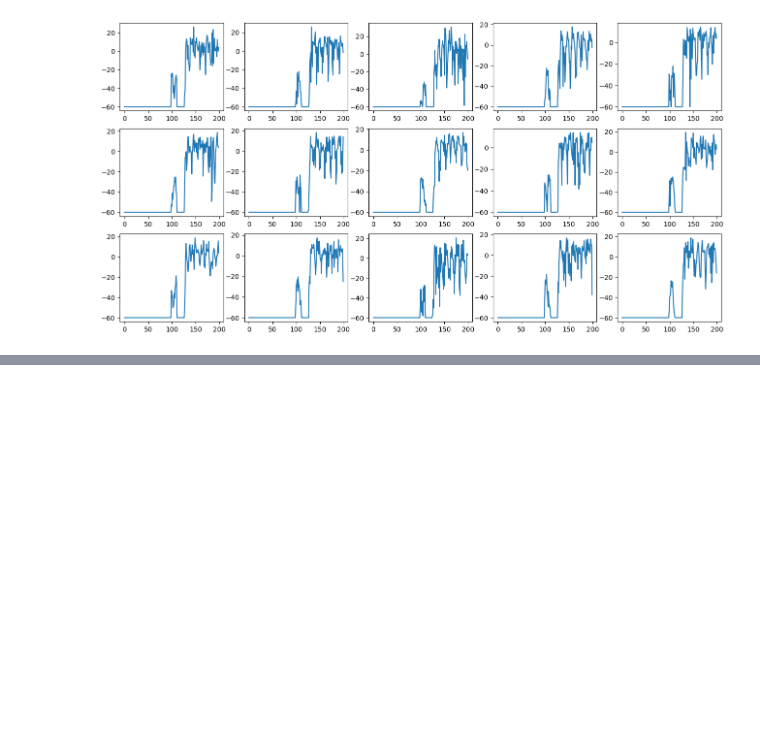
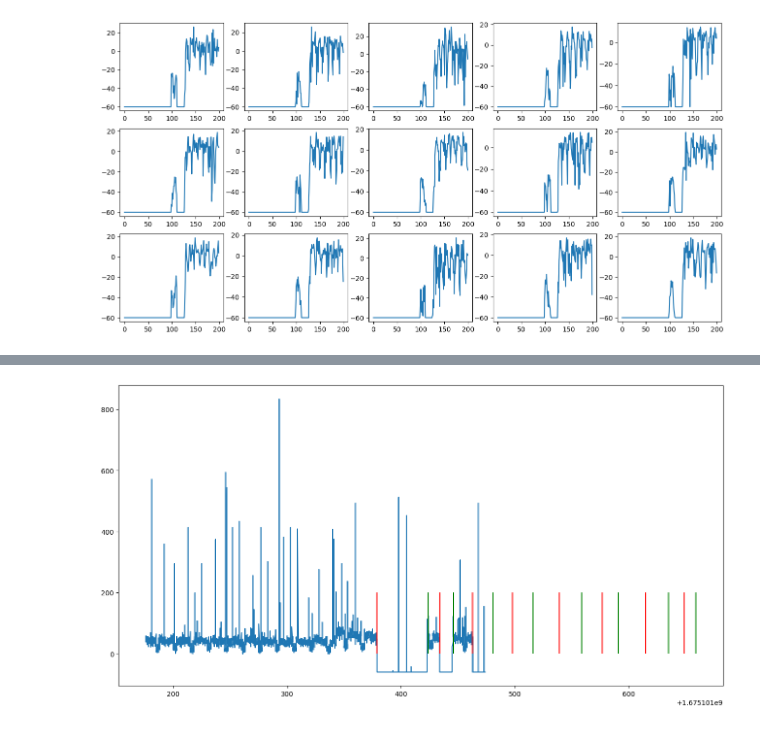
Before and after one commit to fabfarm/ai_energy_monitor, a Jupyter notebook: scripts/EDA.ipynb, the cells around one changed output, grey strips where cells are left out. Cells and saved outputs as stored; diff of their text form; code cells hidden in the pictures; blank space fills up the shorter version.

```diff
--- a/scripts/EDA.ipynb
+++ b/scripts/EDA.ipynb
@@ -49,0 +145,8 @@ plt.show()
+# %%
+plt.gcf().set_size_inches(16, 8)
+plt.plot([e[0] for e in data], [e[1] for e in data])
+plt.vlines([e[0] for e in events if e[1] == "li"], 0, 200, colors="g")
+plt.vlines([e[0] for e in events if e[1] == "lo"], 0, 200, colors="r")
+plt.show()
+# %% [output]
+[figure, added]
```
Also changed, not shown: parts of 9 cells of this notebook, 4 other files.
